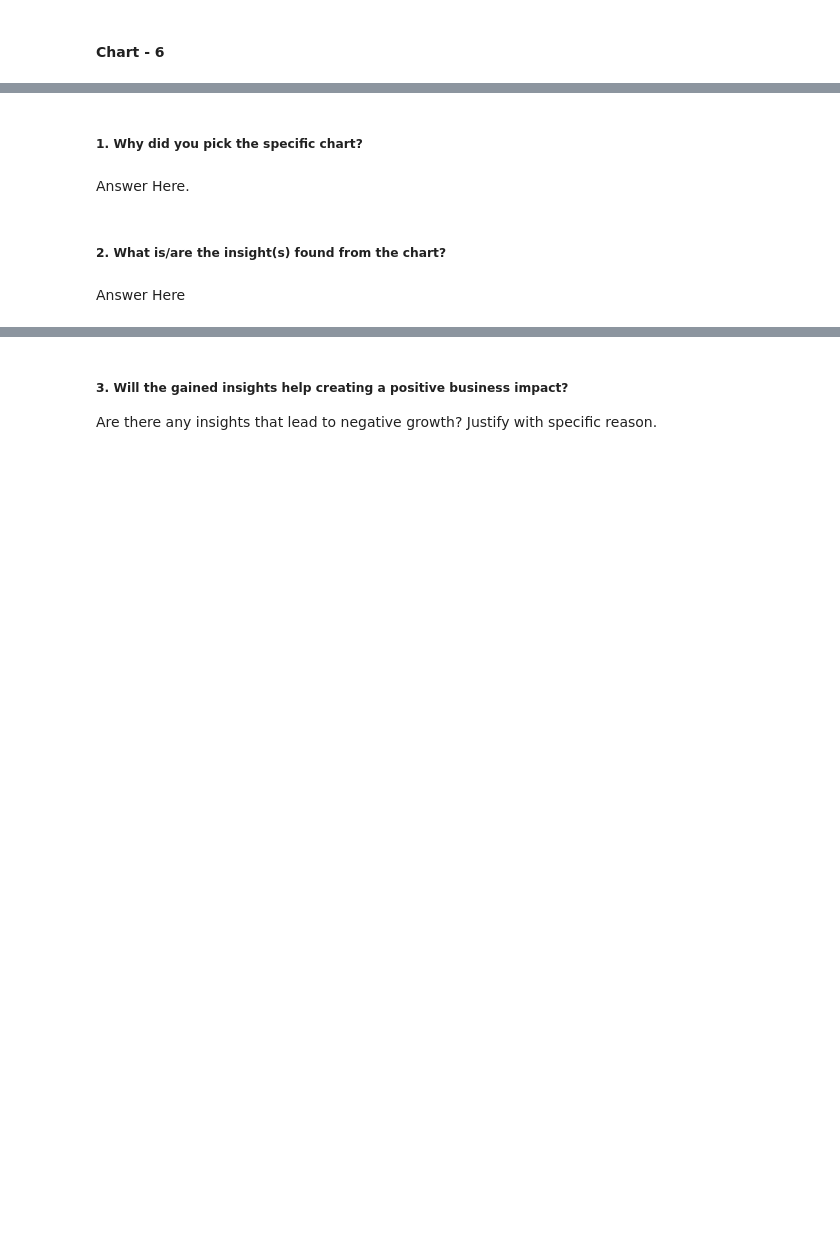
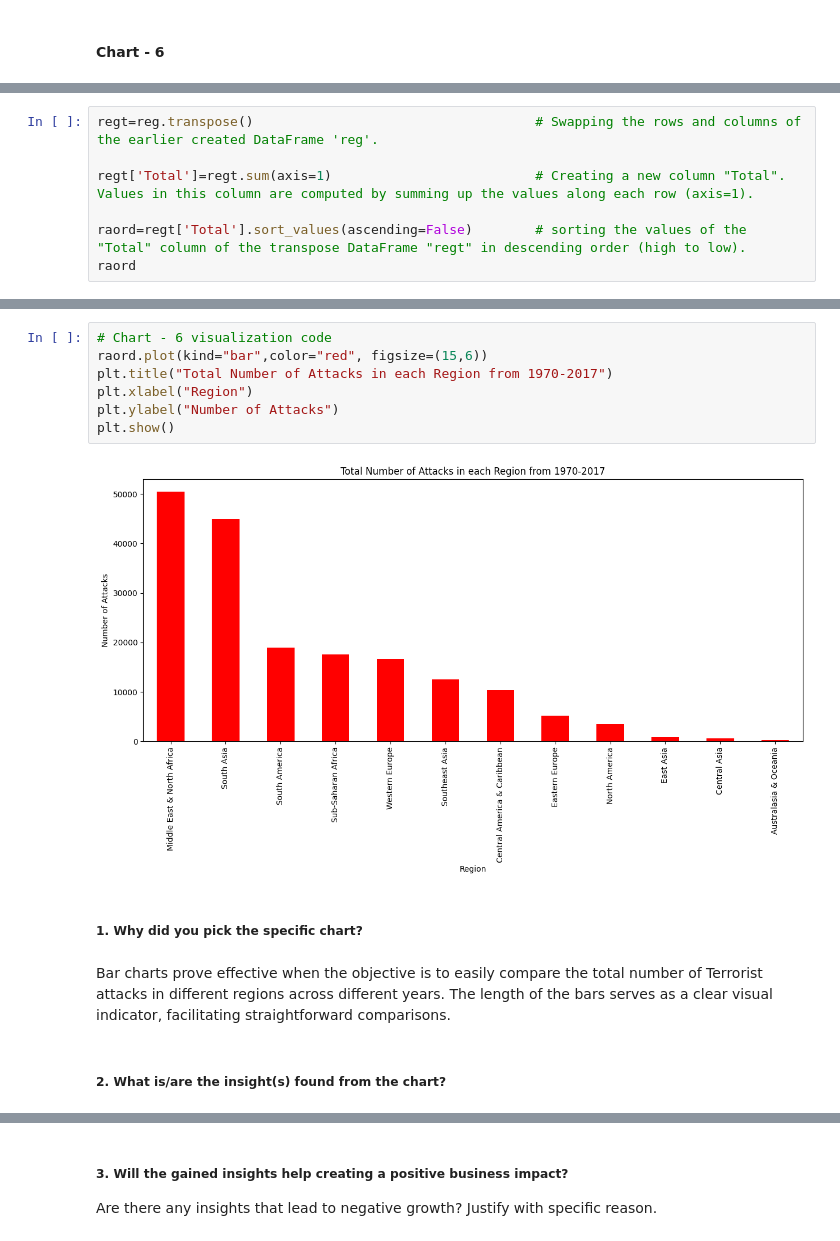
Before and after one commit to Amrit007-droid/Global-Terrorism-Dataset-EDA-, a Jupyter notebook: Global_Terrorism_Dataset_EDA_submission_.ipynb, the cells around one changed output, grey strips where cells are left out. Cells and saved outputs as stored; diff of their text form; blank space fills up the shorter version.

```diff
--- a/Global_Terrorism_Dataset_EDA_submission_.ipynb
+++ b/Global_Terrorism_Dataset_EDA_submission_.ipynb
@@ -686,0 +687,7 @@ Are there any insights that lead to negative growth? Justify with specific reaso
+# %%
+regt=reg.transpose()                                    # Swapping the rows and columns of the earlier created DataFrame 'reg'.
+
+regt['Total']=regt.sum(axis=1)                          # Creating a new column "Total". Values in this column are computed by summing up the values along each row (axis=1).
+
+raord=regt['Total'].sort_values(ascending=False)        # sorting the values of the "Total" column of the transpose DataFrame "regt" in descending order (high to low).
+raord
@@ -687,8 +709,15 @@ Are there any insights that lead to negative growth? Justify with specific reaso
+# %%
+# Chart - 6 visualization code
+raord.plot(kind="bar",color="red", figsize=(15,6))
+plt.title("Total Number of Attacks in each Region from 1970-2017")
+plt.xlabel("Region")
+plt.ylabel("Number of Attacks")
+plt.show()
+# %% [output]
+[figure, added]
 # %% [markdown]
 ##### 1. Why did you pick the specific chart?
-# %% [markdown]
-Answer Here.
+# %% [markdown]
+Bar charts prove effective when the objective is to easily compare the total number of Terrorist attacks in different regions across different years. The length of the bars serves as a clear visual indicator, facilitating straightforward comparisons.
 # %% [markdown]
 ##### 2. What is/are the insight(s) found from the chart?
-# %% [markdown]
-Answer Here
```
Also changed, not shown: parts of 18 cells of this notebook.
